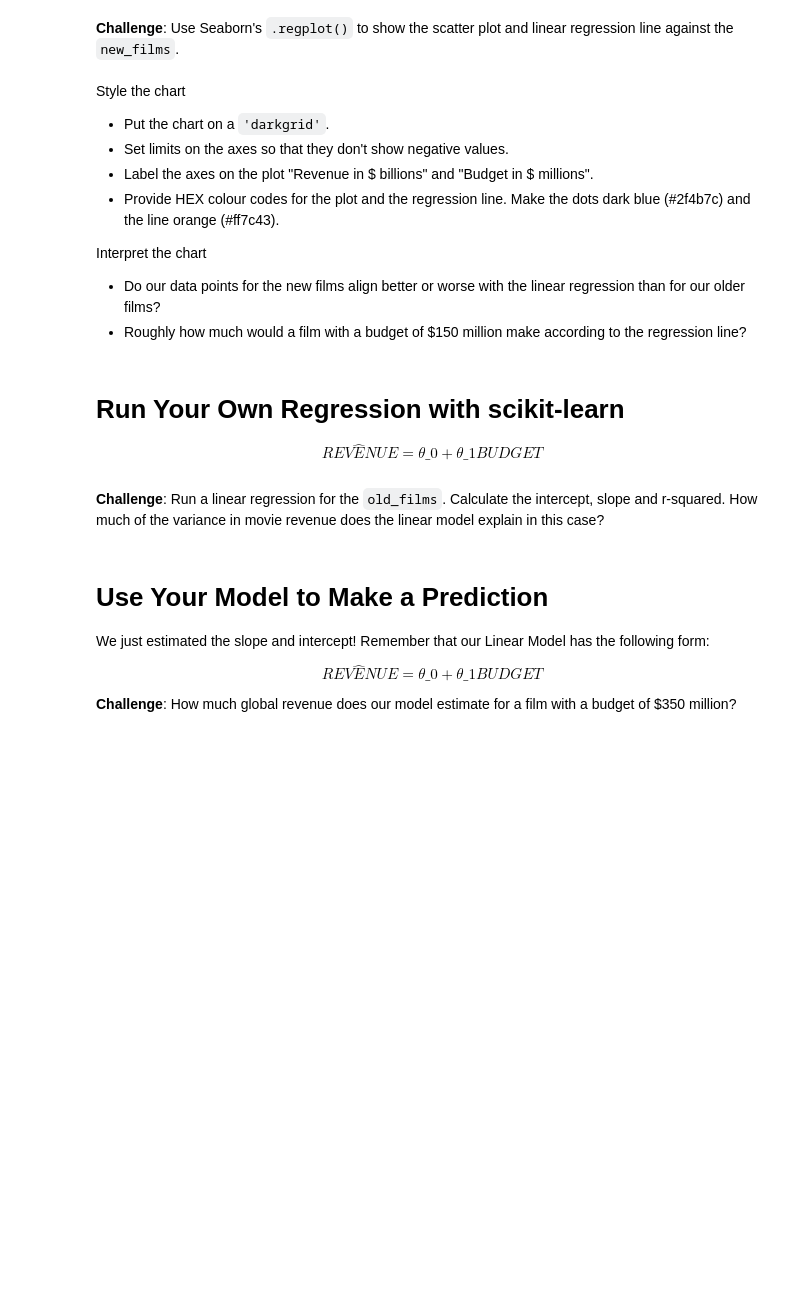
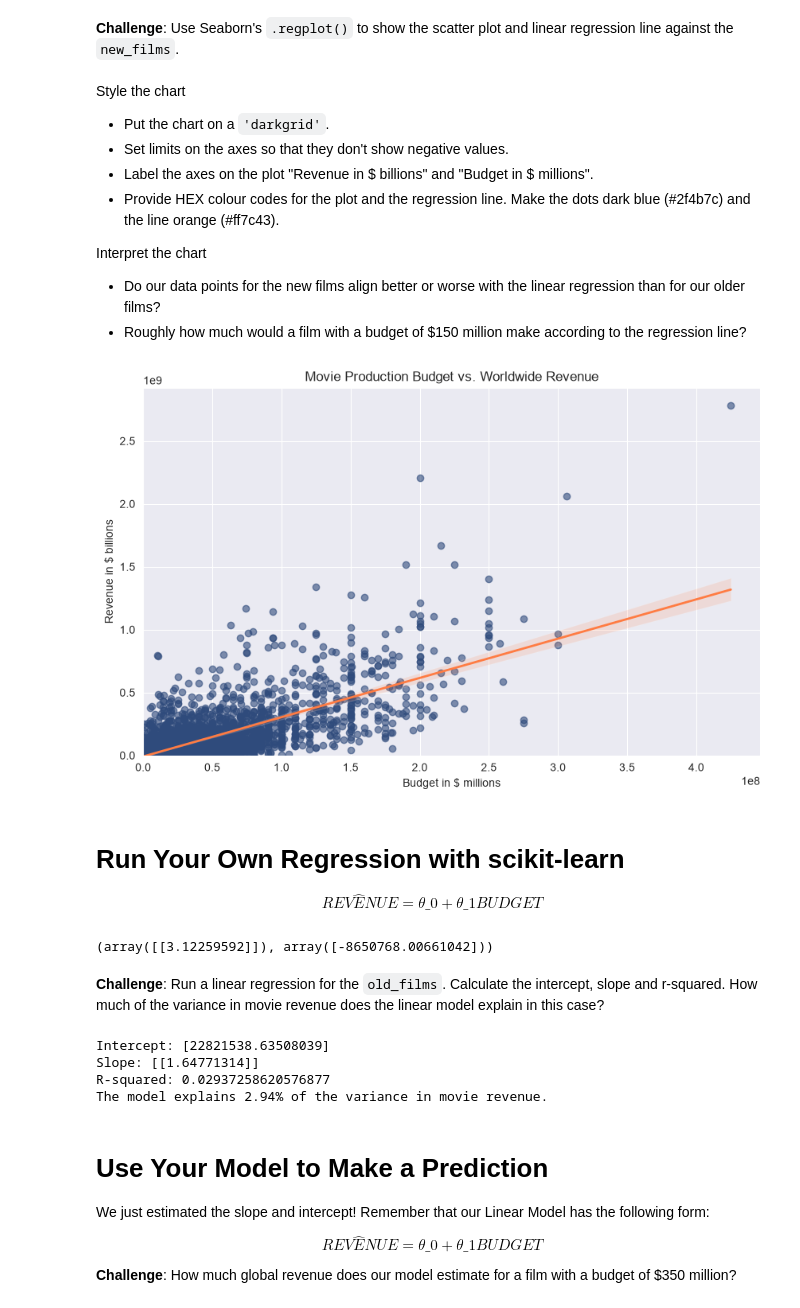
Before and after one commit to liuyushen123/Angela-s-100-Day-Python-Challenge, a Jupyter notebook: Day 78/Seaborn+Linear+Regression+(start)/Seaborn_and_Linear_Regression_(start).ipynb, the cells around one changed output. Saved outputs shown, nothing was run; the diff lists cells and outputs as text; code cells hidden in the pictures; blank space fills up the shorter version.

Commit message:
Complete Day 78 regression exercises

```diff
--- a/Day 78/Seaborn+Linear+Regression+(start)/Seaborn_and_Linear_Regression_(start).ipynb
+++ b/Day 78/Seaborn+Linear+Regression+(start)/Seaborn_and_Linear_Regression_(start).ipynb
@@ -341,0 +448,2 @@ Here's how:
+# %%
+new_films = data_clean.loc[data_clean["Decade"] >= 1970]
@@ -356,12 +538,71 @@ Interpret the chart
 
 - Do our data points for the new films align better or worse with the linear regression than for our older films?
 - Roughly how much would a film with a budget of $150 million make according to the regression line?
+# %%
+sns.set_style("darkgrid")
+
+plt.figure(figsize=(10, 6))
+
+sns.regplot(
+    data=new_films,
+    x="USD_Production_Budget_in_integer",
+    y="USD_Worldwide_Gross_in_integer",
+    scatter_kws={"color": "#2f4b7c", "alpha": 0.6},
+    line_kws={"color": "#ff7c43", "linewidth": 2},
+)
+
+plt.xlim(left=0)
+plt.ylim(bottom=0)
+
+plt.xlabel("Budget in $ millions")
+plt.ylabel("Revenue in $ billions")
+
+plt.title("Movie Production Budget vs. Worldwide Revenue")
+
+plt.show()
+# %% [output]
+[figure, added]
 # %% [markdown]
 # Run Your Own Regression with scikit-learn
 
 $$ REV \hat ENUE = \theta \_0 + \theta \_1 BUDGET$$
+# %%
+from sklearn.linear_model import LinearRegression
+
+regression = LinearRegression()
+
+X = pd.DataFrame(new_films["USD_Production_Budget_in_integer"])
+
+Y = pd.DataFrame(new_films["USD_Worldwide_Gross_in_integer"])
+
+regression.fit(X, Y)
+
+regression.coef_, regression.intercept_
+# %% [output]
+(array([[3.12259592]]), array([-8650768.00661042]))
 # %% [markdown]
 **Challenge**: Run a linear regression for the `old_films`. Calculate the intercept, slope and r-squared. How much of the variance in movie revenue does the linear model explain in this case?
+# %%
+X = pd.DataFrame(old_films["USD_Production_Budget_in_integer"])
+Y = pd.DataFrame(old_films["USD_Worldwide_Gross_in_integer"])
+
+regression = LinearRegression()
+regression.fit(X, Y)
+
+intercept = regression.intercept_
+slope = regression.coef_
+r_squared = regression.score(X, Y)
+
+print("Intercept:", intercept)
+print("Slope:", slope)
+print("R-squared:", r_squared)
+
+print(f"The model explains {r_squared * 100:.2f}% of the variance in movie revenue.")
+# %% [output]
+Intercept: [22821538.63508039]
+Slope: [[1.64771314]]
+R-squared: 0.02937258620576877
+The model explains 2.94% of the variance in movie revenue.
 # %% [markdown]
 # Use Your Model to Make a Prediction
 
```
Also changed, not shown: parts of 21 cells of this notebook.
